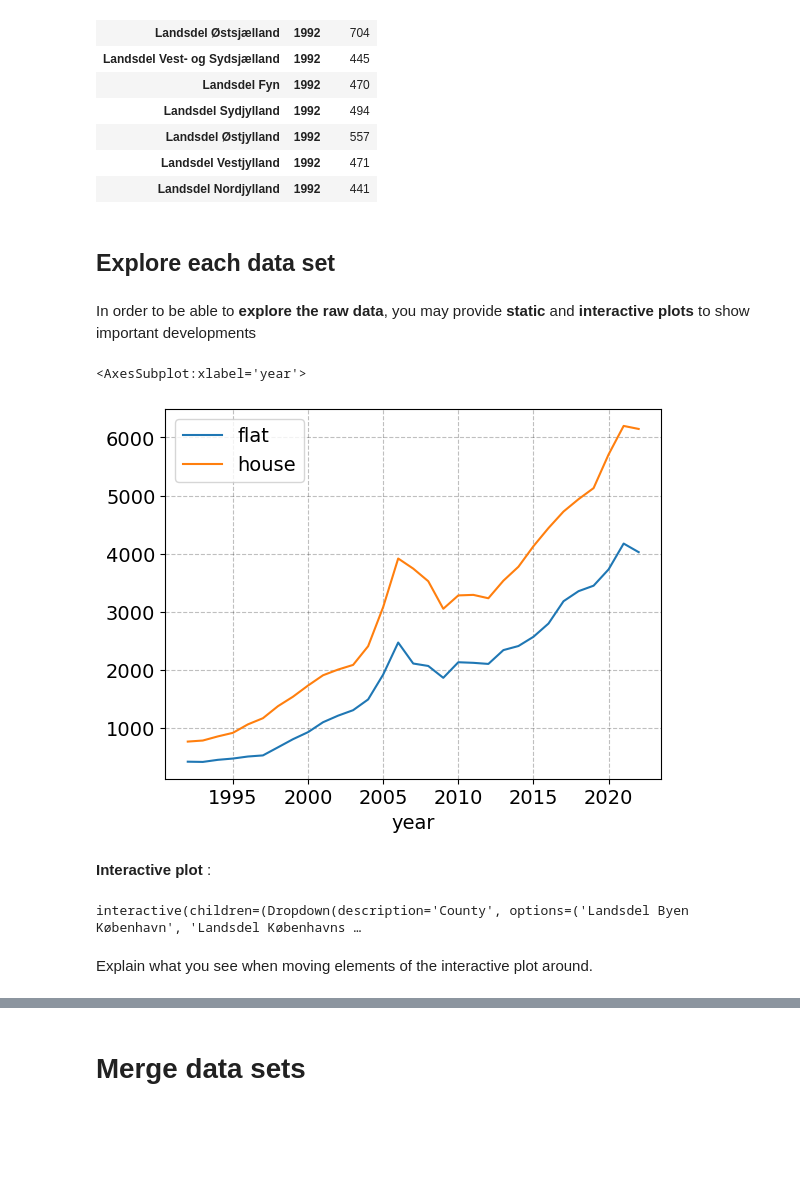
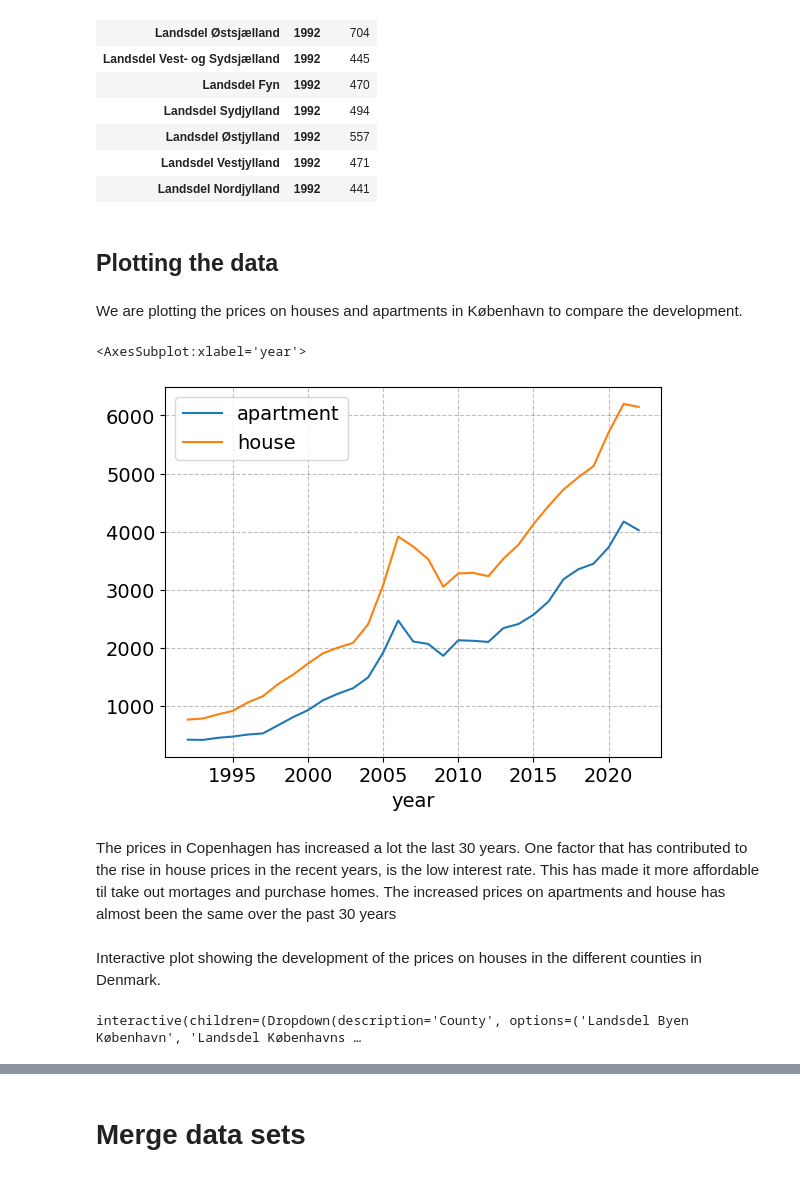
Before and after one commit to NumEconCopenhagen/projects-2023-jps, a Jupyter notebook: dataproject/dataproject.ipynb, the cells around one changed output, grey strips where cells are left out. Cells and saved outputs as stored; diff of their text form; code cells hidden in the pictures; blank space fills up the shorter version.

```diff
--- a/dataproject/dataproject.ipynb
+++ b/dataproject/dataproject.ipynb
@@ -163,27 +160,34 @@ house_long.head(11)
 | Landsdel Østjylland | 1992 | 557 |
 | Landsdel Vestjylland | 1992 | 471 |
 | Landsdel Nordjylland | 1992 | 441 |
-# %% [markdown]
-## Explore each data set
-# %% [markdown]
-In order to be able to **explore the raw data**, you may provide **static** and **interactive plots** to show important developments
+# %% [markdown]
+## Plotting the data
+# %% [markdown]
+We are plotting the prices on houses and apartments in København to compare the development.
 # %%
-# Data with København Flats
+# Data with København Apartments
 ap_long_2 = ap_long.reset_index()
 ap_long_2.loc[ap_long_2.County == 'Landsdel Byen København', :]
 ap_københavn = ap_long_2.loc[ap_long_2['County'] == 'Landsdel Byen København', :]
 
 # Data with København Houses
 house_long_2 = house_long.reset_index()
 house_long_2.loc[house_long_2.County == 'Landsdel Byen København', :]
 house_københavn = house_long_2.loc[house_long_2['County'] == 'Landsdel Byen København', :]
+# Data with Nordjylland
+house_long_3 = house_long.reset_index()
+house_long_3.loc[house_long_3.County == 'Landsdel Nordjylland', :]
+house_nordjylland = house_long_3.loc[house_long_3['County'] == 'Landsdel Nordjylland', :]
 
 # Plotting
-ax = ap_københavn.plot(x='year', y='ap', label = 'flat')
+ax = ap_københavn.plot(x='year', y='ap', label = 'apartment')
 house_københavn.plot(x='year', y='house', ax=ax)
 # %% [output]
 <AxesSubplot:xlabel='year'>
-[figure, old version]
+[figure, new version]
-# %% [markdown]
-**Interactive plot** :
+# %% [markdown]
+The prices in Copenhagen has increased a lot the last 30 years. One factor that has contributed to the rise in house prices in the recent years, is the low interest rate. This has made it more affordable til take out mortages and purchase homes.
+The increased prices on apartments and house has almost been the same over the past 30 years
+# %% [markdown]
+Interactive plot showing the development of the prices on houses in the different counties in Denmark.
 # %%
@@ -201,5 +205,3 @@ widgets.interact(plot_func,
 );
 # %% [output]
 interactive(children=(Dropdown(description='County', options=('Landsdel Byen København', 'Landsdel Københavns …
-# %% [markdown]
-Explain what you see when moving elements of the interactive plot around.
```
Also changed, not shown: parts of 29 cells of this notebook.
